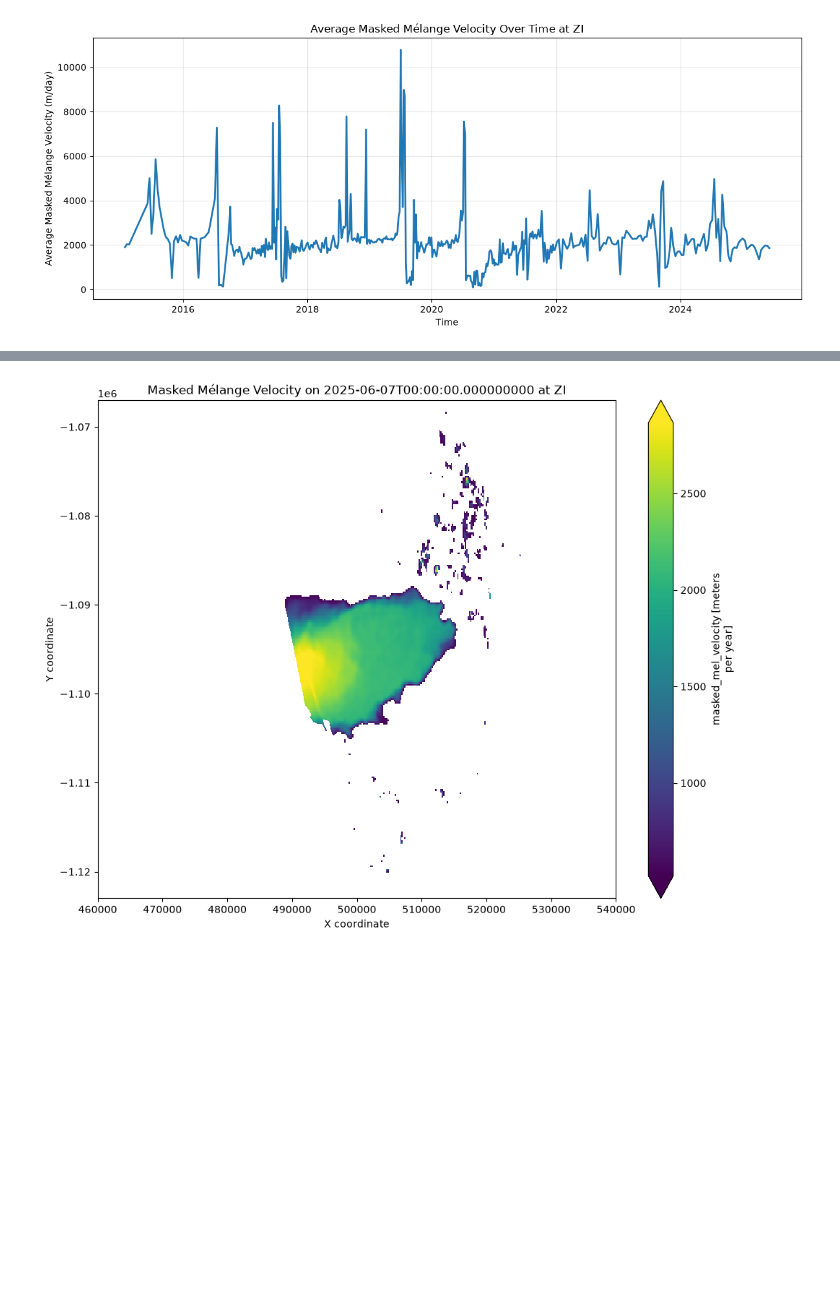
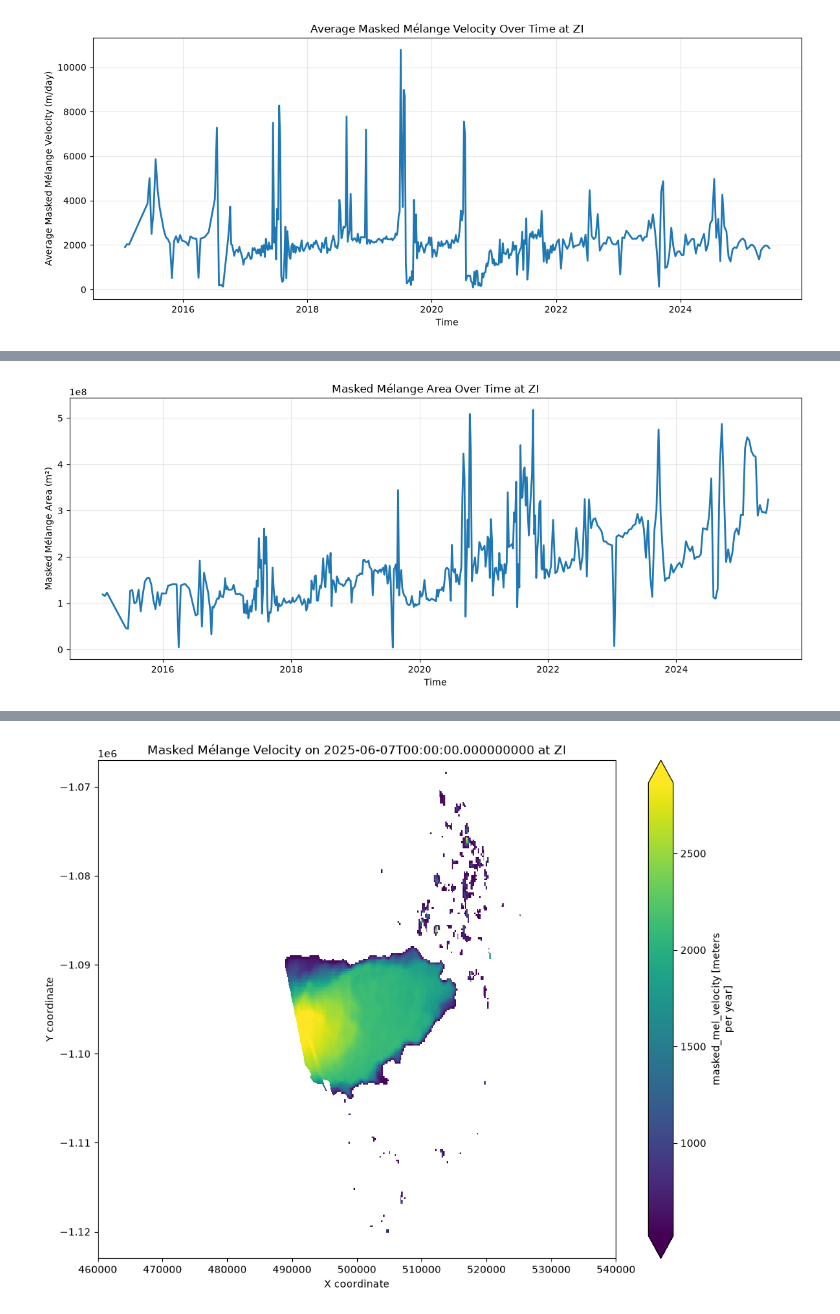
Before and after one commit to cjense/negis-seasonality, a Jupyter notebook: examine_melange.ipynb, the cells around one changed output, grey strips where cells are left out. Saved outputs shown, nothing was run; the diff lists cells and outputs as text; code cells hidden in the pictures; blank space fills up the shorter version.

Commit message:
melange to parquet and figures

```diff
--- a/examine_melange.ipynb
+++ b/examine_melange.ipynb
@@ -76,0 +97,16 @@ plt.show()
+# %%
+# Calculate pixel area from the spatial coordinates
+pixel_width = float(abs(melange.x.diff("x").median()))
+pixel_height = float(abs(melange.y.diff("y").median()))
+pixel_area = pixel_width * pixel_height
+
+# Count non-NaN pixels and calculate total valid area for each time
+valid_pixels = melange["masked_mel_velocity"].notnull().sum(dim=["y", "x"])
+non_nan_area = (valid_pixels * pixel_area).rename("non_nan_area")
+non_nan_area.attrs["units"] = "m²"
+non_nan_area.attrs["description"] = "Total area of non-NaN masked mélange velocity pixels"
+
+# Add the result to the dataset
+melange["non_nan_area"] = non_nan_area
+
+non_nan_area
@@ -76,0 +131,16 @@ plt.show()
+# %%
+# Plot area of masked_mel_velocity
+
+fig, ax = plt.subplots(figsize=(12, 5))
+non_nan_area.plot(ax=ax, linewidth=2)
+ax.set_xlabel('Time')
+ax.set_ylabel('Masked Mélange Area (m²)')
+ax.set_title('Masked Mélange Area Over Time at ZI')
+ax.grid(True, alpha=0.3)
+plt.tight_layout()
+
+plt.savefig('figures/melarea_overtime_ZI.png', dpi=300)
+
+plt.show()
+# %% [output]
+[figure, added]
```
Also changed, not shown: parts of 5 cells of this notebook, 2 other files.
